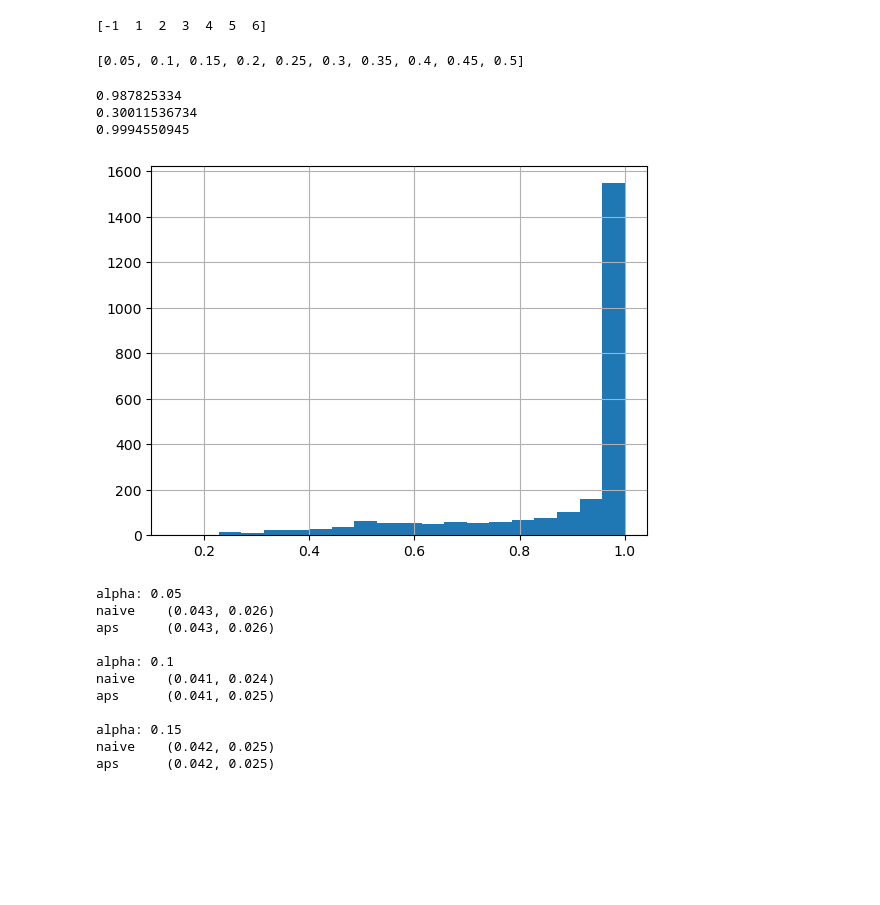
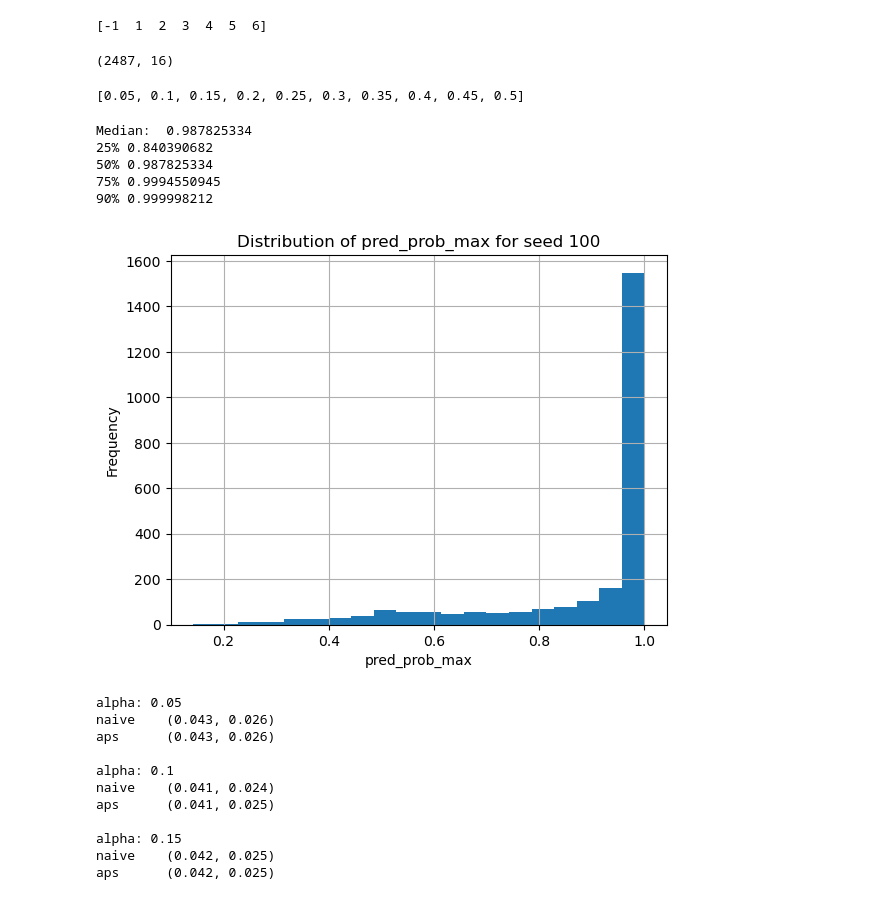
Before and after one commit to quannhoang/cs598project, a Jupyter notebook: conformal_prediction.ipynb, the cells around one changed output. Saved outputs shown, nothing was run; the diff lists cells and outputs as text; code cells hidden in the pictures; blank space fills up the shorter version.

```diff
--- a/conformal_prediction.ipynb
+++ b/conformal_prediction.ipynb
@@ -26,31 +26,40 @@ subgroups.sort()
 print(subgroups)
 # %% [output]
 [-1  1  2  3  4  5  6]
+# %%
+print(pred_dfs['100'].shape)
+# %% [output]
+(2487, 16)
 # %%
 ALPHAS = [round(x, 2) for x in np.arange(0.05, 0.55, 0.05)]
 print(ALPHAS)
 # %% [output]
 [0.05, 0.1, 0.15, 0.2, 0.25, 0.3, 0.35, 0.4, 0.45, 0.5]
 # %%
-# for each seed, get the pred_prob
-# graph the distribution of the pred_prob values
+# graph the distribution of the pred_prob values for seed 100
 # use matplotlib and plot the distribution of the pred_prob values, where pred_label is equal to label_code
-
 
 test_df = pred_dfs['100']
 test_df['pred_prob_max'] = test_df['pred_prob'].apply(lambda x: max(x))
 test_df['pred_prob_max'].hist(bins=20)
 # print median, quantiles of pred_prob_max
-print(test_df['pred_prob_max'].median())
-print(test_df['pred_prob_max'].quantile(0.01))
-print(test_df['pred_prob_max'].quantile(0.75))
-
+print('Median: ', test_df['pred_prob_max'].median())
+print('25%' ,test_df['pred_prob_max'].quantile(0.25))
+print('50%', test_df['pred_prob_max'].quantile(0.50))
+print('75%', test_df['pred_prob_max'].quantile(0.75))
+print('90%', test_df['pred_prob_max'].quantile(0.95))
+# add x-axis label, y-axis label, and title
+plt.xlabel('pred_prob_max')
+plt.ylabel('Frequency')
+plt.title('Distribution of pred_prob_max for seed 100')
 plt.show()
 # %% [output]
-0.987825334
-0.30011536734
-0.9994550945
+Median:  0.987825334
+25% 0.840390682
+50% 0.987825334
+75% 0.9994550945
+90% 0.999998212
-[figure, old version]
+[figure, new version]
 # %%
 # conformal prediction set function
 # input: quantile, prediction probability set
```
Also changed, not shown: parts of 4 cells of this notebook, 7 other files.
